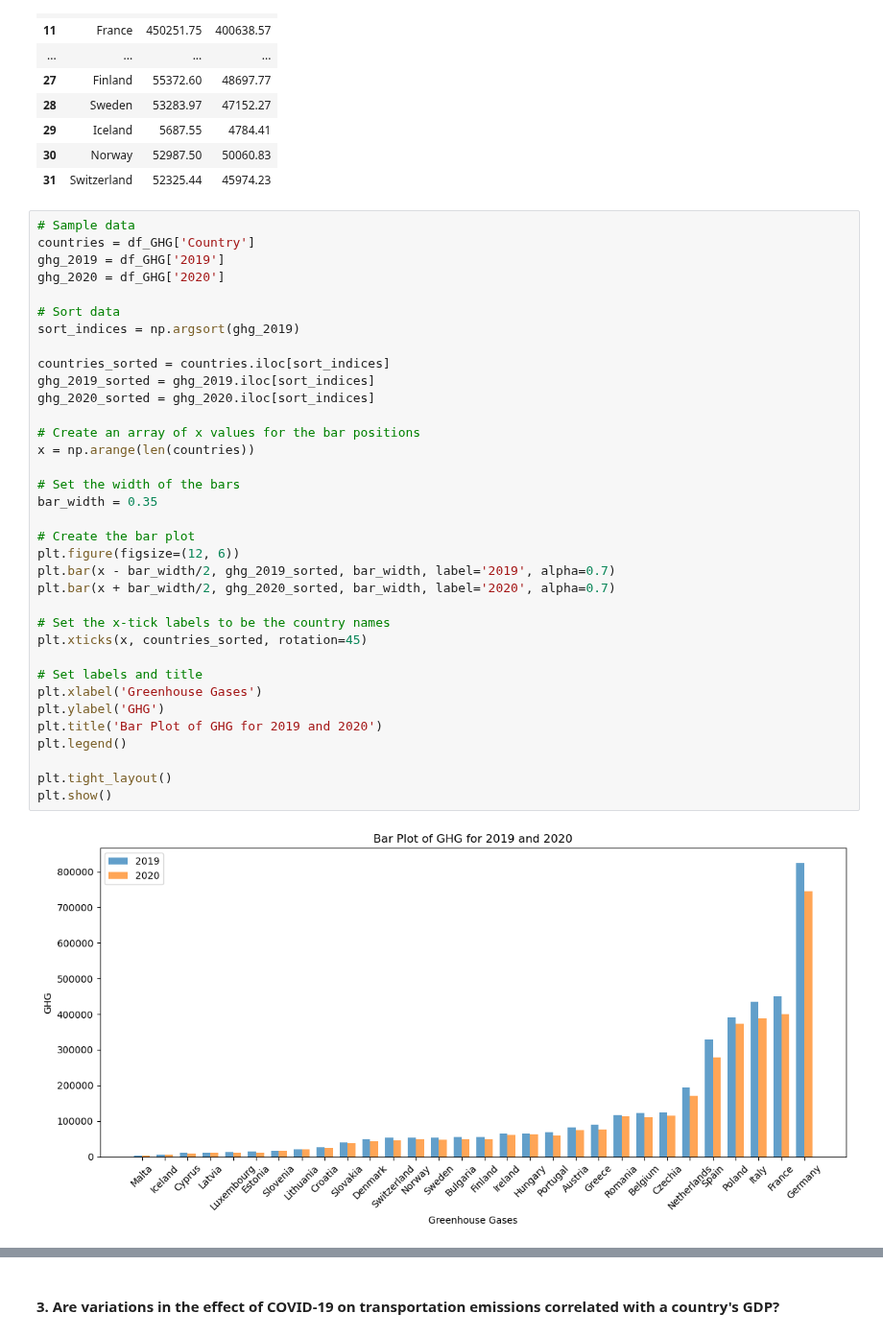
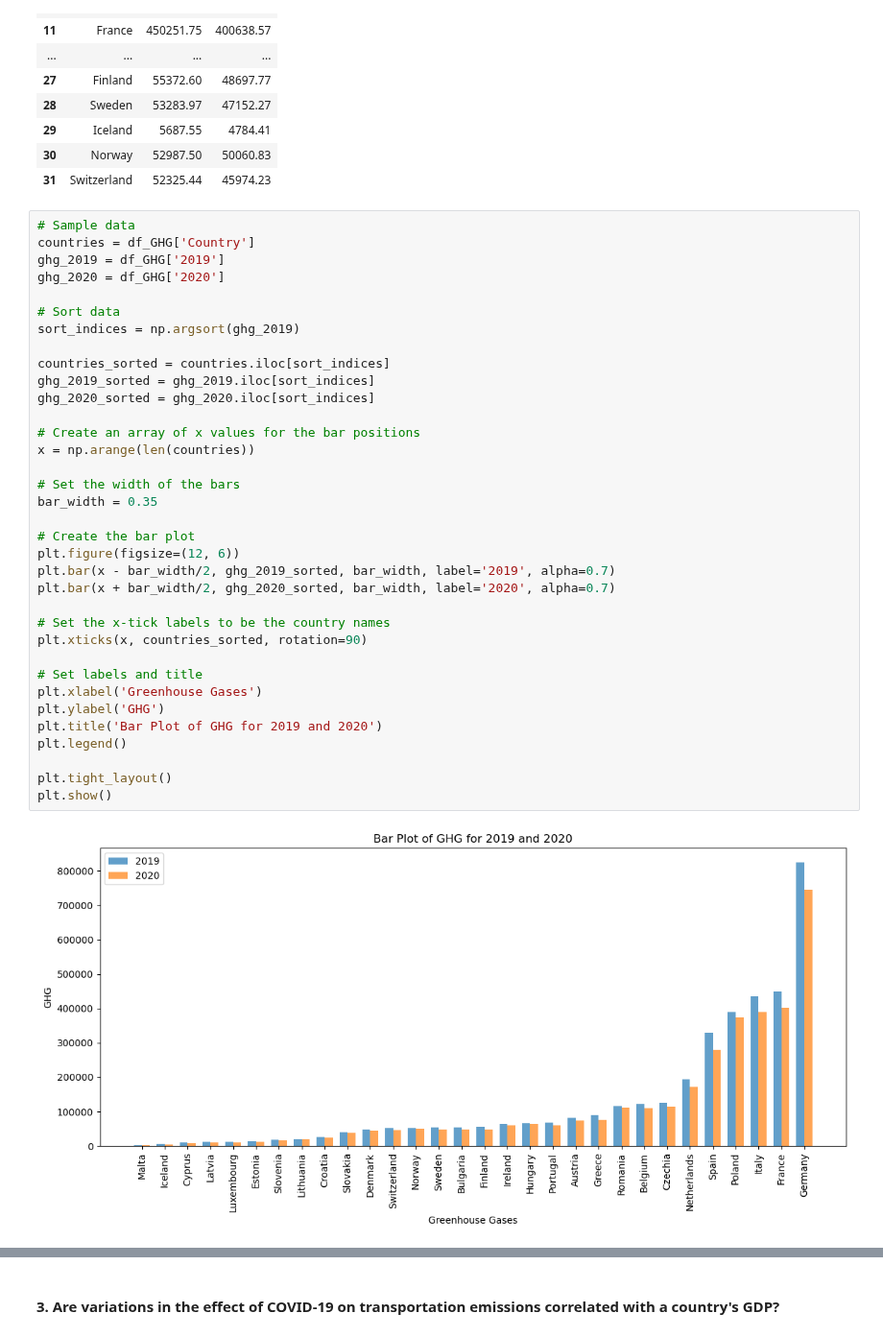
Before and after one commit to HHappy7/TIL6010-GroupProject, a Jupyter notebook: GroupProject-Layout.ipynb, the cells around one changed output, grey strips where cells are left out. Shown at 96% size. Drawn from its saved outputs; the diff is of its cells as text.

```diff
--- a/GroupProject-Layout.ipynb
+++ b/GroupProject-Layout.ipynb
@@ -224,35 +224,35 @@ ghg_2020 = df_GHG['2020']
 
 # Sort data
 sort_indices = np.argsort(ghg_2019)
 
 countries_sorted = countries.iloc[sort_indices]
 ghg_2019_sorted = ghg_2019.iloc[sort_indices]
 ghg_2020_sorted = ghg_2020.iloc[sort_indices]
 
 # Create an array of x values for the bar positions
 x = np.arange(len(countries))
 
 # Set the width of the bars
 bar_width = 0.35
 
 # Create the bar plot
 plt.figure(figsize=(12, 6))
 plt.bar(x - bar_width/2, ghg_2019_sorted, bar_width, label='2019', alpha=0.7)
 plt.bar(x + bar_width/2, ghg_2020_sorted, bar_width, label='2020', alpha=0.7)
 
 # Set the x-tick labels to be the country names
-plt.xticks(x, countries_sorted, rotation=45)
+plt.xticks(x, countries_sorted, rotation=90)
 
 # Set labels and title
 plt.xlabel('Greenhouse Gases')
 plt.ylabel('GHG')
 plt.title('Bar Plot of GHG for 2019 and 2020')
 plt.legend()
 
 plt.tight_layout()
 plt.show()
 # %% [output]
-[figure, old version]
+[figure, new version]
 # %%
 # Calculate the differences between 2019 and 2020
 difference = df_GHG['2019'] - df_GHG['2020']
```
Also changed, not shown: parts of 2 cells of this notebook.
